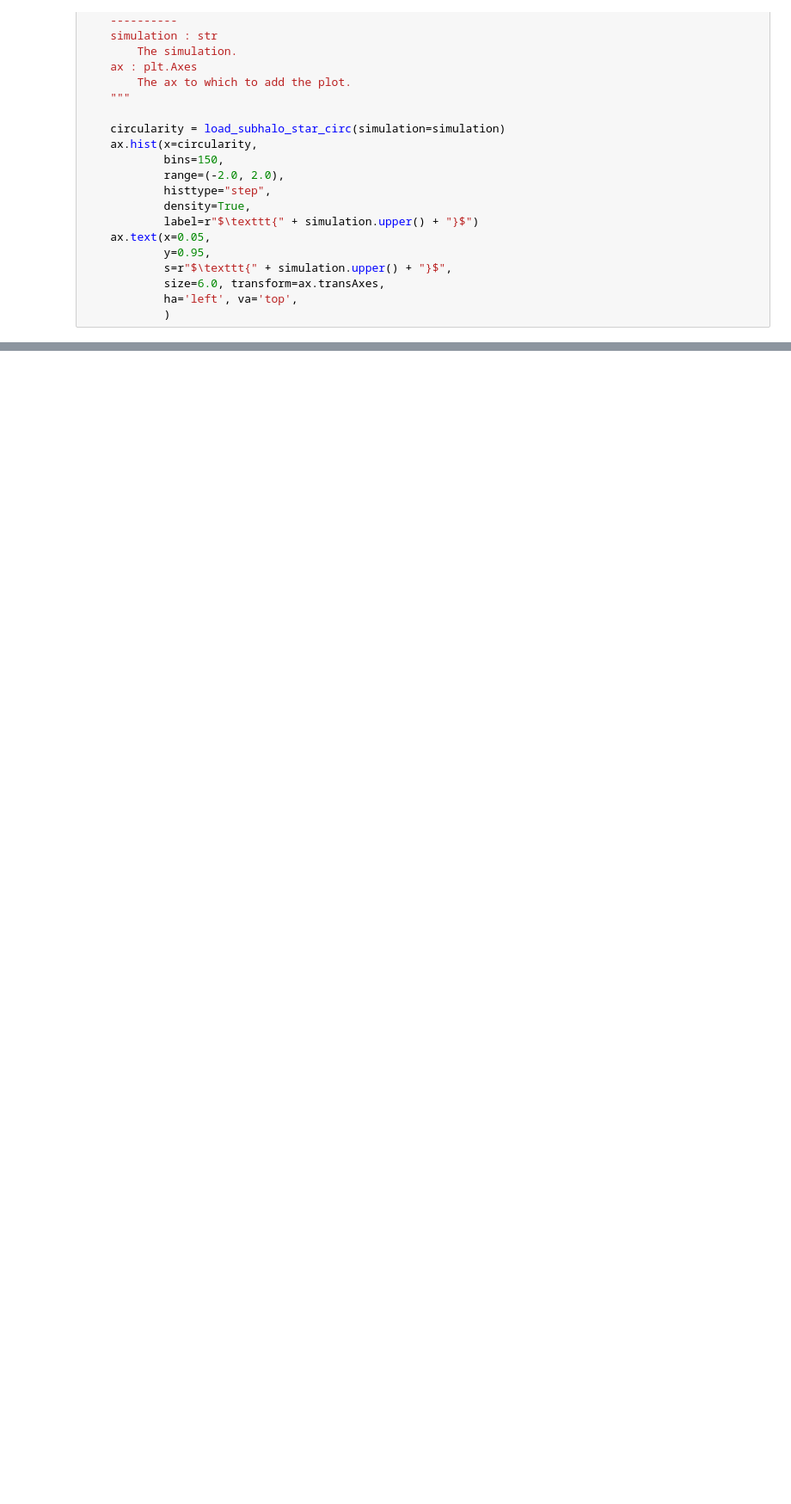
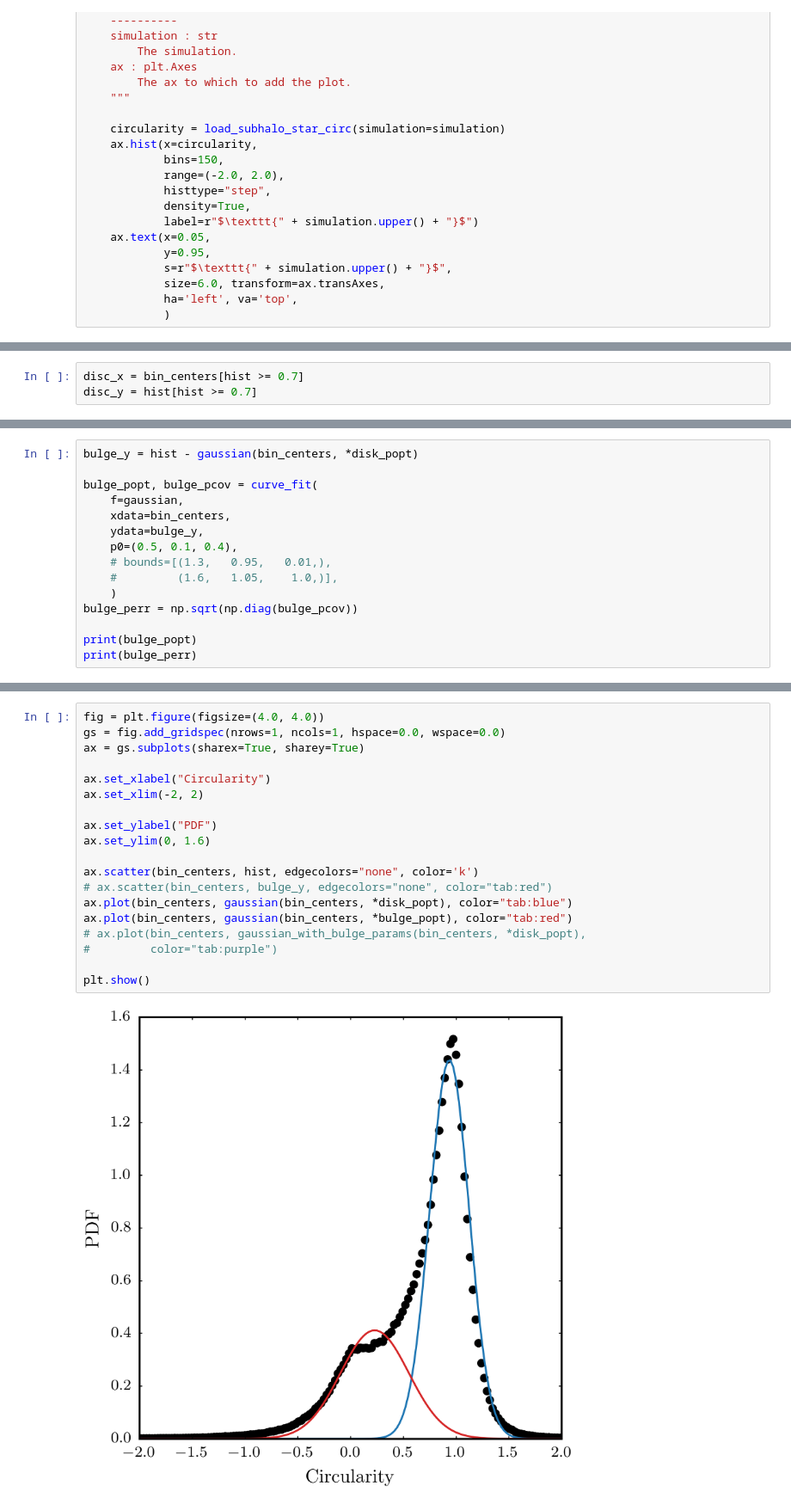
Before and after one commit to ffiza/auriga-metals, a Jupyter notebook: scripts/Circularity.ipynb, the cells around one changed output, grey strips where cells are left out. Shown at 86% size. Drawn from its saved outputs; the diff is of its cells as text; blank space fills up the shorter version.

```diff
--- a/scripts/Circularity.ipynb
+++ b/scripts/Circularity.ipynb
@@ -102,0 +190,3 @@ plot_age_metal_rel_for_sample(simulations=reruns,
+# %%
+disc_x = bin_centers[hist >= 0.7]
+disc_y = hist[hist >= 0.7]
@@ -102,0 +209,15 @@ plot_age_metal_rel_for_sample(simulations=reruns,
+# %%
+bulge_y = hist - gaussian(bin_centers, *disk_popt)
+
+bulge_popt, bulge_pcov = curve_fit(
+    f=gaussian,
+    xdata=bin_centers,
+    ydata=bulge_y,
+    p0=(0.5, 0.1, 0.4),
+    # bounds=[(1.3,   0.95,   0.01,),
+    #         (1.6,   1.05,    1.0,)],
+    )
+bulge_perr = np.sqrt(np.diag(bulge_pcov))
+
+print(bulge_popt)
+print(bulge_perr)
@@ -102,0 +227,21 @@ plot_age_metal_rel_for_sample(simulations=reruns,
+# %%
+fig = plt.figure(figsize=(4.0, 4.0))
+gs = fig.add_gridspec(nrows=1, ncols=1, hspace=0.0, wspace=0.0)
+ax = gs.subplots(sharex=True, sharey=True)
+
+ax.set_xlabel("Circularity")
+ax.set_xlim(-2, 2)
+
+ax.set_ylabel("PDF")
+ax.set_ylim(0, 1.6)
+
+ax.scatter(bin_centers, hist, edgecolors="none", color='k')
+# ax.scatter(bin_centers, bulge_y, edgecolors="none", color="tab:red")
+ax.plot(bin_centers, gaussian(bin_centers, *disk_popt), color="tab:blue")
+ax.plot(bin_centers, gaussian(bin_centers, *bulge_popt), color="tab:red")
+# ax.plot(bin_centers, gaussian_with_bulge_params(bin_centers, *disk_popt),
+#         color="tab:purple")
+
+plt.show()
+# %% [output]
+[figure, added]
```
Also changed, not shown: parts of 20 cells of this notebook.
